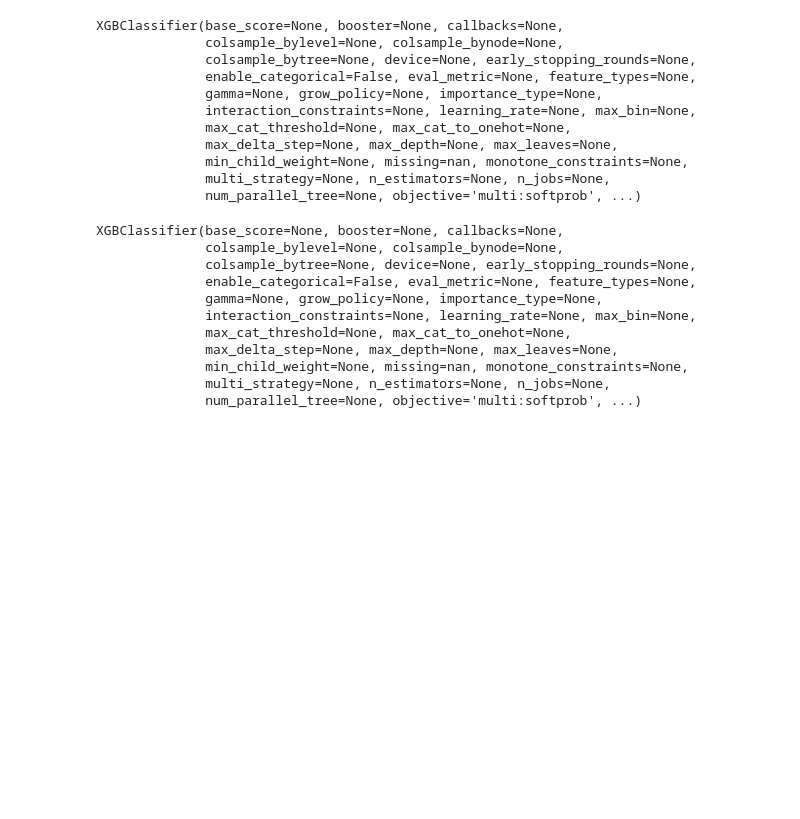
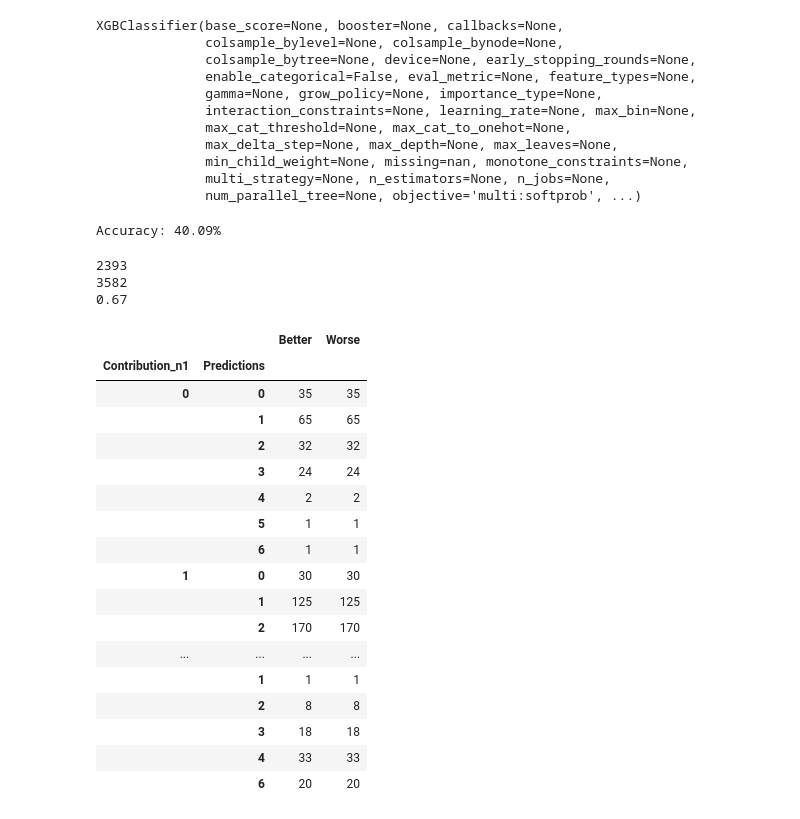
Before and after one commit to zainhoda1/Capstone-project, a Jupyter notebook: Analysis files/Model Execution.ipynb, the cells around one changed output. Drawn from its saved outputs; the diff is of its cells as text; code cells hidden in the pictures; blank space fills up the shorter version.

```diff
--- a/Analysis files/Model Execution.ipynb
+++ b/Analysis files/Model Execution.ipynb
@@ -72,3 +85,18 @@ y = df_test1[['Contribution_n1']]
+# %%
+df = df.drop(df[(df['games']<=12) & (df['games_started']/df['games']>=0.6)].index)
+df['Year_dif'] = df['year_n1']-df['year']
+df['Team_AdjEM_dif'] = df['AdjEM_y']-df['AdjEM_x']
+df['KP_Rk_Dif'] = df['RankAdjEM_y']-df['RankAdjEM_x']
+df['Calc A'] = df['X.Min']*df['ORtg']
+# Trying to flag red
+df_test1 = df[['player_type', 'X.Poss', 'X.Poss_n1', 'X.Min',
+                'X.Min_n1', 'ORtg', 'Contribution_n1', 'Year_dif', 'stl_per_poss',
+                'blk_per_poss', 'DR.', 'KP_Rk_Dif', 'Calc A']]
+#'Team_AdjEM_dif'
+X = df_test1[['player_type', 'X.Poss', 'X.Min', 'X.Min_n1', 'ORtg',
+                      'Year_dif', 'stl_per_poss', 'blk_per_poss',
+                      'DR.', 'KP_Rk_Dif', 'Calc A']]
+y = df_test1[['Contribution_n1']]
 # %%
 seed = 7
 test_size = 0.33
@@ -88,20 +122,45 @@ XGBClassifier(base_score=None, booster=None, callbacks=None,
               min_child_weight=None, missing=nan, monotone_constraints=None,
               multi_strategy=None, n_estimators=None, n_jobs=None,
               num_parallel_tree=None, objective='multi:softprob', ...)
-# %%
-print(model)
-# %% [output]
-XGBClassifier(base_score=None, booster=None, callbacks=None,
-              colsample_bylevel=None, colsample_bynode=None,
-              colsample_bytree=None, device=None, early_stopping_rounds=None,
-              enable_categorical=False, eval_metric=None, feature_types=None,
-              gamma=None, grow_policy=None, importance_type=None,
-              interaction_constraints=None, learning_rate=None, max_bin=None,
-              max_cat_threshold=None, max_cat_to_onehot=None,
-              max_delta_step=None, max_depth=None, max_leaves=None,
-              min_child_weight=None, missing=nan, monotone_constraints=None,
-              multi_strategy=None, n_estimators=None, n_jobs=None,
-              num_parallel_tree=None, objective='multi:softprob', ...)
 # %%
 y_pred = model.predict(X_test)
 predictions = [round(value) for value in y_pred]
+accuracy = accuracy_score(y_test, predictions)
+print("Accuracy: %.2f%%" % (accuracy * 100.0))
+# %% [output]
+Accuracy: 40.09%
+# %%
+#y_test_df = pd.DataFrame({"Contribution_n1": y_test})
+y_test["Predictions"]=y_pred
+y_test["Better"] = np.where(y_test['Predictions']<=y_test['Contribution_n1'], 1, 0)
+#y_test["Spot On"] = np.where(y_test['Predictions']==y_test['Contribution_n1'], 1, 0)
+y_test["Worse"] = np.where(y_test['Predictions']>y_test['Contribution_n1'], 1, 0)
+print(sum(list(y_test['Better'])))
+print(len(list(y_test['Better'])))
+print(round(sum(list(y_test['Better']))/len(list(y_test['Better'])), 2))
+#y_test["Difference"] = y_test['Predictions']-y_test['Contribution_n1']
+cond = y_test.groupby("Predictions").sum()
+cond2 = y_test.groupby(["Contribution_n1", "Predictions"]).count()
+cond2
+# %% [output]
+2393
+3582
+0.67
+|  |  | Better | Worse |
+| Contribution_n1 | Predictions |  |  |
+| 0 | 0 | 35 | 35 |
+|  | 1 | 65 | 65 |
+|  | 2 | 32 | 32 |
+|  | 3 | 24 | 24 |
+|  | 4 | 2 | 2 |
+|  | 5 | 1 | 1 |
+|  | 6 | 1 | 1 |
+| 1 | 0 | 30 | 30 |
+|  | 1 | 125 | 125 |
+|  | 2 | 170 | 170 |
+| ... | ... | ... | ... |
+|  | 1 | 1 | 1 |
+|  | 2 | 8 | 8 |
+|  | 3 | 18 | 18 |
+|  | 4 | 33 | 33 |
+|  | 6 | 20 | 20 |
```
Also changed, not shown: parts of 20 cells of this notebook.
